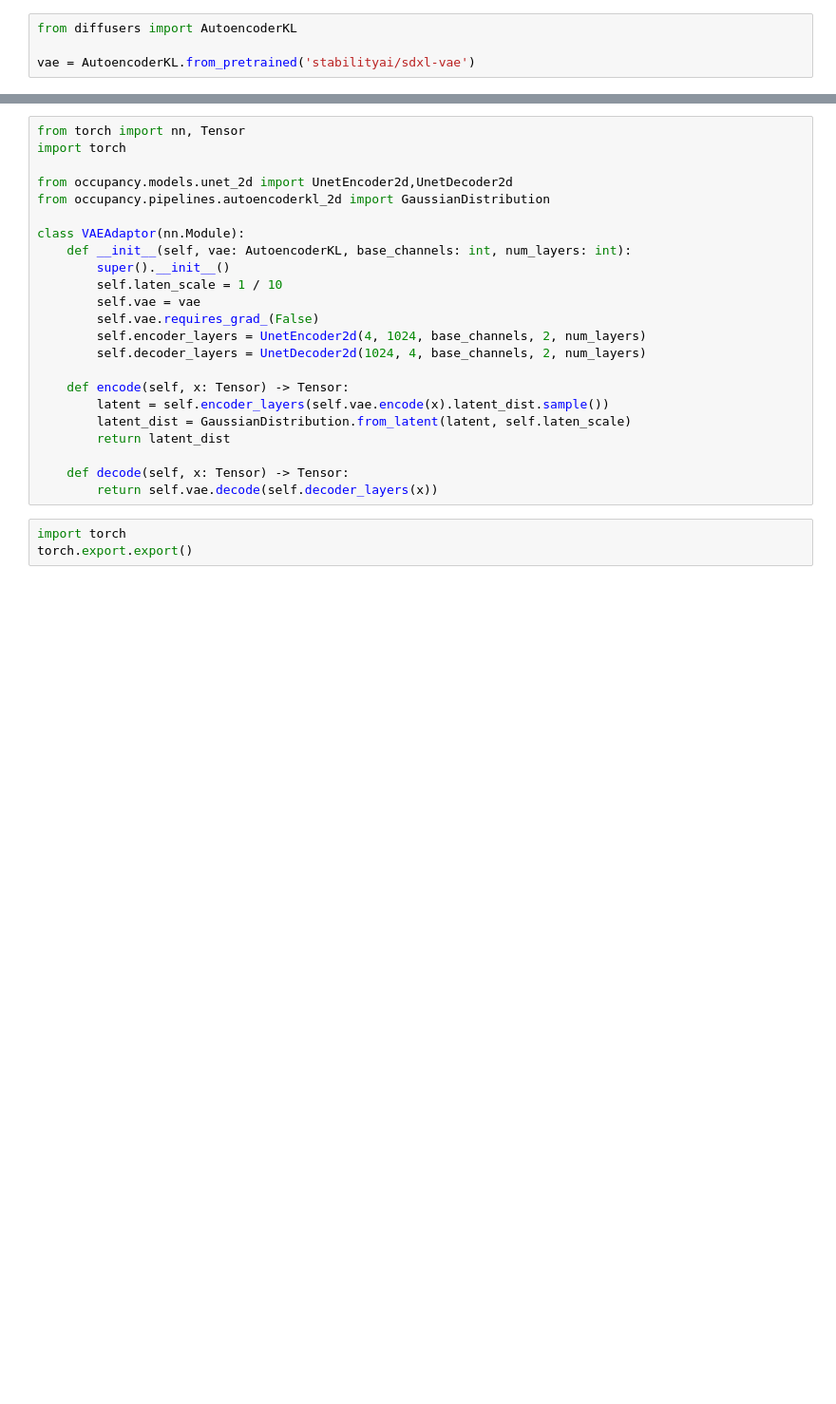
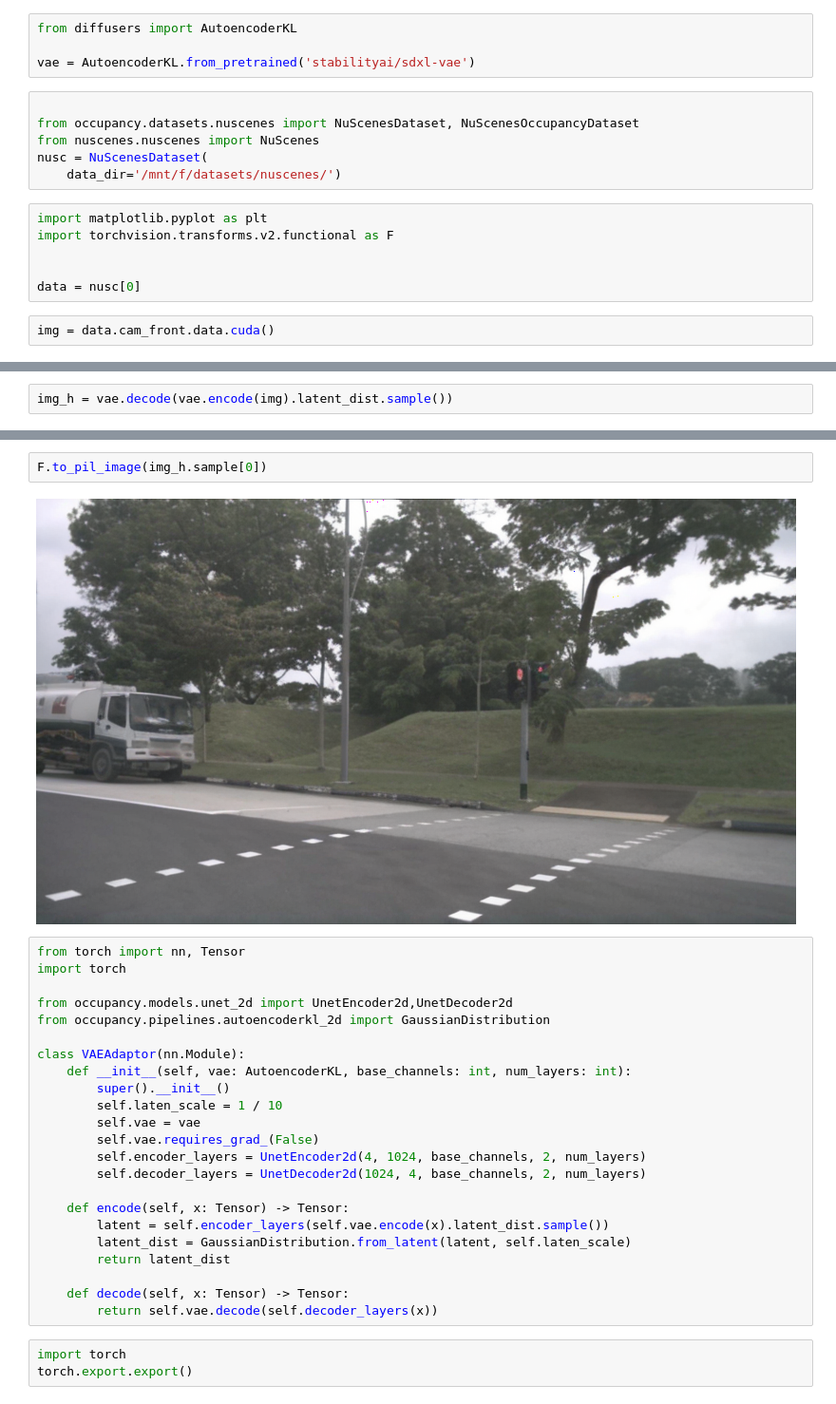
Before and after one commit to chengzegang/occupancy, a Jupyter notebook: draft.ipynb, the cells around one changed output, grey strips where cells are left out. Shown at 95% size. Cells and saved outputs as stored; diff of their text form; blank space fills up the shorter version.

```diff
--- a/draft.ipynb
+++ b/draft.ipynb
@@ -49,3 +47,17 @@ ax.set_box_aspect((1,1,occ.shape[-1]/occ.shape[-2]))
 from diffusers import AutoencoderKL
 
 vae = AutoencoderKL.from_pretrained('stabilityai/sdxl-vae')
+# %%
+
+from occupancy.datasets.nuscenes import NuScenesDataset, NuScenesOccupancyDataset
+from nuscenes.nuscenes import NuScenes
+nusc = NuScenesDataset(
+    data_dir='/mnt/f/datasets/nuscenes/')
+# %%
+import matplotlib.pyplot as plt
+import torchvision.transforms.v2.functional as F
+
+
+data = nusc[0]
+# %%
+img = data.cam_front.data.cuda()
@@ -51,0 +66,2 @@ vae = AutoencoderKL.from_pretrained('stabilityai/sdxl-vae')
+# %%
+img_h = vae.decode(vae.encode(img).latent_dist.sample())
@@ -52,3 +88,7 @@ vae = AutoencoderKL.from_pretrained('stabilityai/sdxl-vae')
+# %%
+F.to_pil_image(img_h.sample[0])
+# %% [output]
+[figure, added]
 # %%
 from torch import nn, Tensor
 import torch
```
Also changed, not shown: parts of 5 cells of this notebook, 1 other file.
